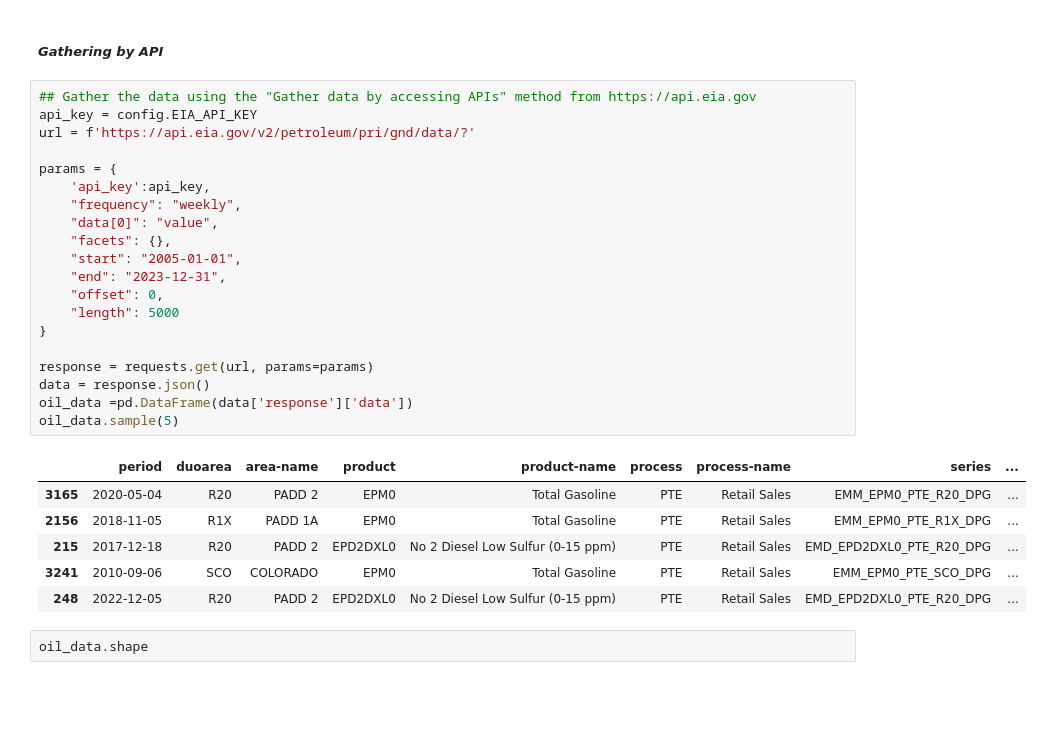
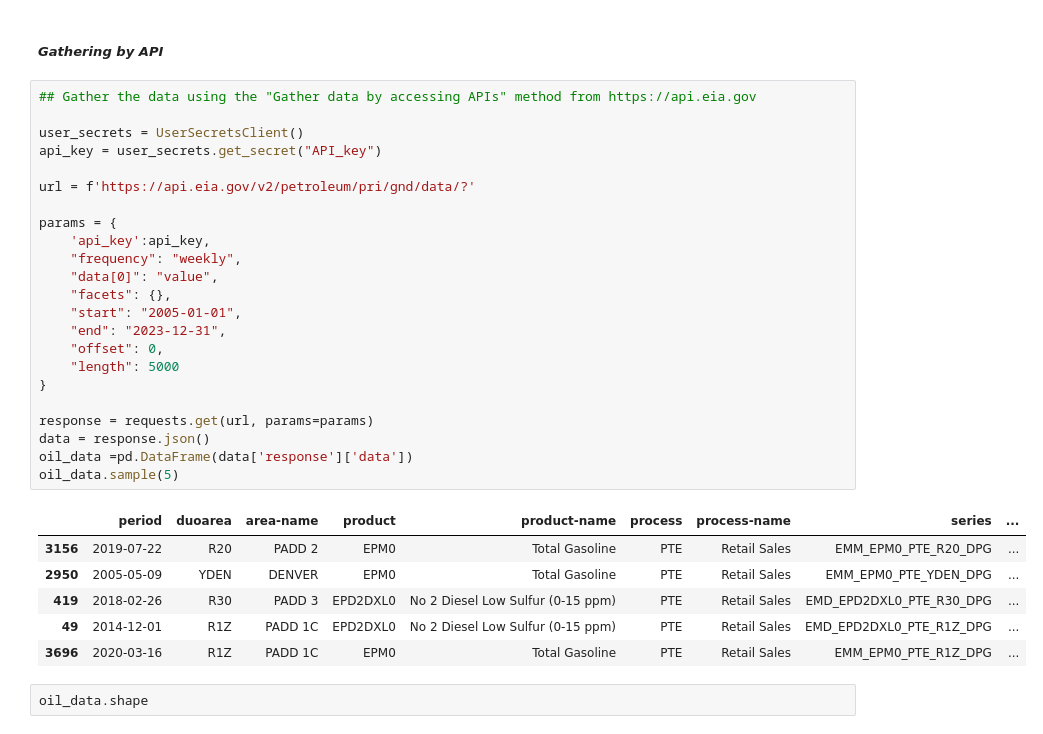
Before and after one commit to sondosaabed/Oil-vs-BigTech-stock-investigation, a Jupyter notebook: oil-bigTechCompanies-investigation.ipynb, the cells around one changed output. Drawn from its saved outputs; the diff is of its cells as text; blank space fills up the shorter version.

Commit message:
Kaggle Notebook | 🛢️Oil-vs-BigTech-stock-investigation📈 | Add Kaggle Secret Adds-on

```diff
--- a/oil-bigTechCompanies-investigation.ipynb
+++ b/oil-bigTechCompanies-investigation.ipynb
@@ -78,31 +110,34 @@ Each of the datasets have at least two variables, and have greater than 500 data
 ##### *Gathering by API*
 # %%
 ## Gather the data using the "Gather data by accessing APIs" method from https://api.eia.gov
-api_key = config.EIA_API_KEY
+
+user_secrets = UserSecretsClient()
+api_key = user_secrets.get_secret("API_key")
+
 url = f'https://api.eia.gov/v2/petroleum/pri/gnd/data/?'
 
 params = {
     'api_key':api_key,
     "frequency": "weekly",
     "data[0]": "value",
     "facets": {},
     "start": "2005-01-01",
     "end": "2023-12-31",
     "offset": 0,
     "length": 5000
 }
 
 response = requests.get(url, params=params)
 data = response.json()
 oil_data =pd.DataFrame(data['response']['data'])
 oil_data.sample(5)
 # %% [output]
 |  | period | duoarea | area-name | product | product-name | process | process-name | series | ... |
-| 3165 | 2020-05-04 | R20 | PADD 2 | EPM0 | Total Gasoline | PTE | Retail Sales | EMM_EPM0_PTE_R20_DPG | ... |
-| 2156 | 2018-11-05 | R1X | PADD 1A | EPM0 | Total Gasoline | PTE | Retail Sales | EMM_EPM0_PTE_R1X_DPG | ... |
-| 215 | 2017-12-18 | R20 | PADD 2 | EPD2DXL0 | No 2 Diesel Low Sulfur (0-15 ppm) | PTE | Retail Sales | EMD_EPD2DXL0_PTE_R20_DPG | ... |
-| 3241 | 2010-09-06 | SCO | COLORADO | EPM0 | Total Gasoline | PTE | Retail Sales | EMM_EPM0_PTE_SCO_DPG | ... |
-| 248 | 2022-12-05 | R20 | PADD 2 | EPD2DXL0 | No 2 Diesel Low Sulfur (0-15 ppm) | PTE | Retail Sales | EMD_EPD2DXL0_PTE_R20_DPG | ... |
+| 3156 | 2019-07-22 | R20 | PADD 2 | EPM0 | Total Gasoline | PTE | Retail Sales | EMM_EPM0_PTE_R20_DPG | ... |
+| 2950 | 2005-05-09 | YDEN | DENVER | EPM0 | Total Gasoline | PTE | Retail Sales | EMM_EPM0_PTE_YDEN_DPG | ... |
+| 419 | 2018-02-26 | R30 | PADD 3 | EPD2DXL0 | No 2 Diesel Low Sulfur (0-15 ppm) | PTE | Retail Sales | EMD_EPD2DXL0_PTE_R30_DPG | ... |
+| 49 | 2014-12-01 | R1Z | PADD 1C | EPD2DXL0 | No 2 Diesel Low Sulfur (0-15 ppm) | PTE | Retail Sales | EMD_EPD2DXL0_PTE_R1Z_DPG | ... |
+| 3696 | 2020-03-16 | R1Z | PADD 1C | EPM0 | Total Gasoline | PTE | Retail Sales | EMM_EPM0_PTE_R1Z_DPG | ... |
 # %%
 oil_data.shape
 # %% [output]
```
Also changed, not shown: parts of 26 cells of this notebook.
